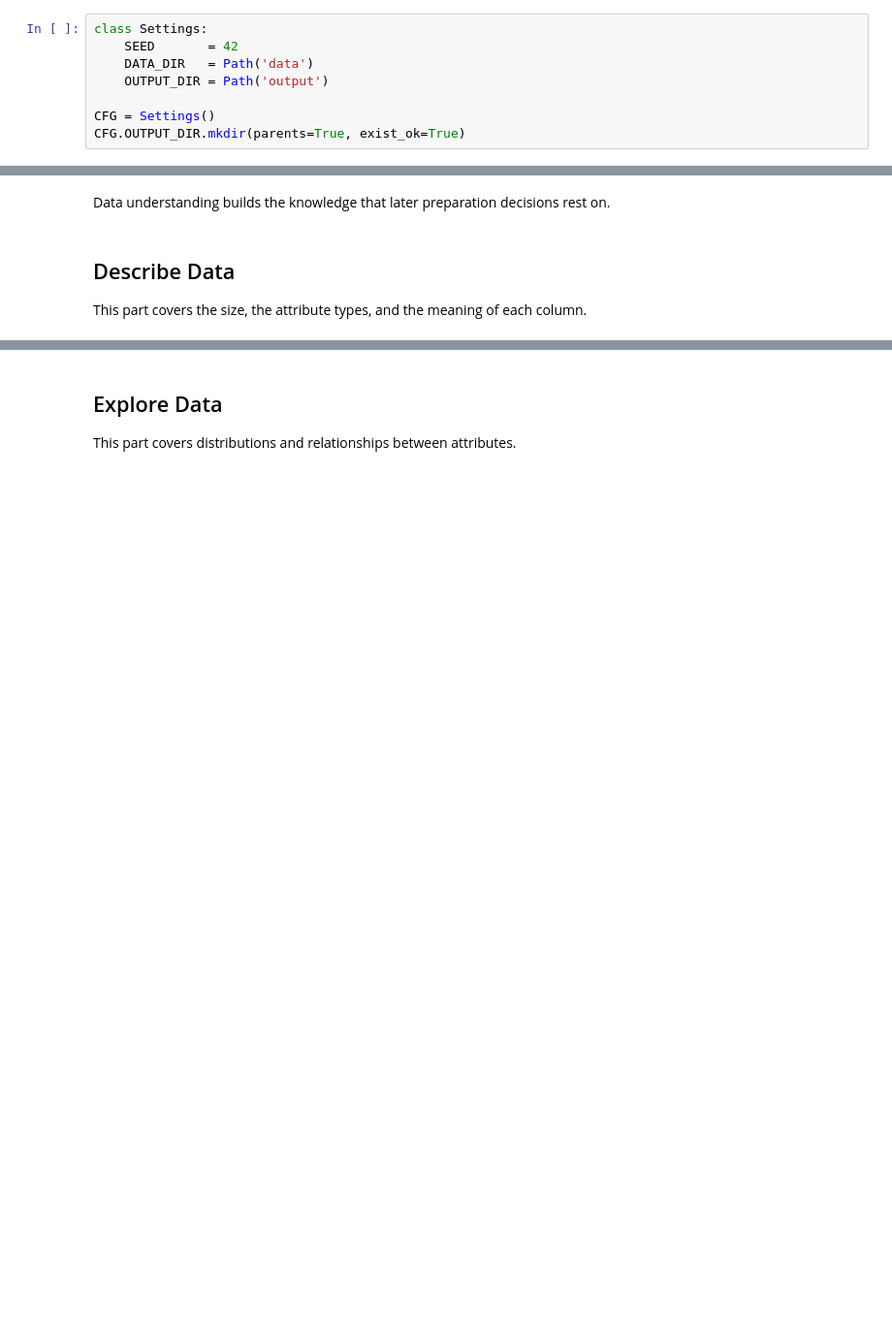
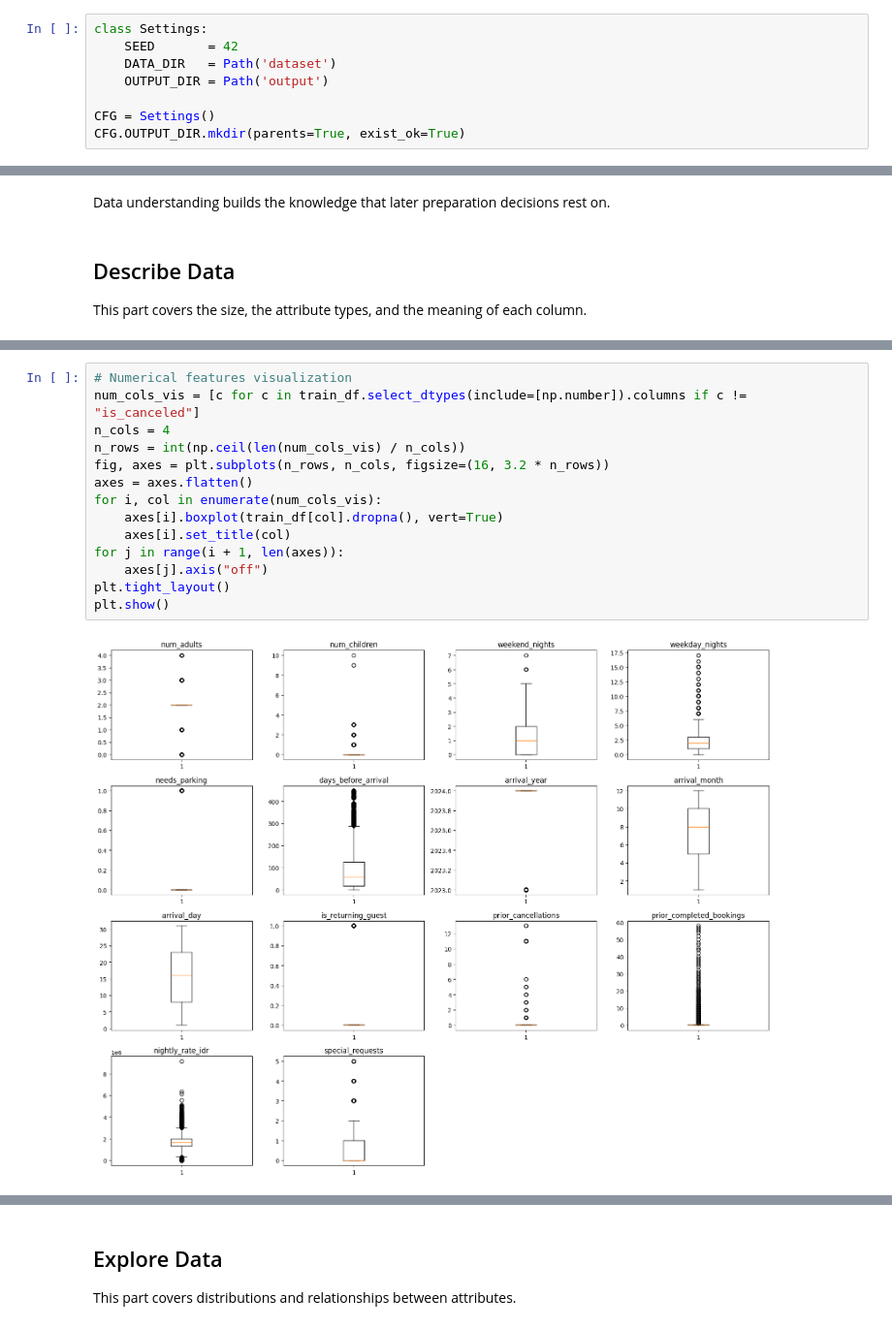
Before and after one commit to TheoMarvel/IF3170_G29_MiMHotels, a Jupyter notebook: output/Notebook_Tugas_Besar_2_IF3170_Inteligensi_Artifisial_2026_2027.ipynb, the cells around one changed output, grey strips where cells are left out. Shown at 97% size. Drawn from its saved outputs; the diff is of its cells as text; blank space fills up the shorter version.

Commit message:
feat: update notebook up to data error handling

```diff
--- a/output/Notebook_Tugas_Besar_2_IF3170_Inteligensi_Artifisial_2026_2027.ipynb
+++ b/output/Notebook_Tugas_Besar_2_IF3170_Inteligensi_Artifisial_2026_2027.ipynb
@@ -90,7 +123,7 @@ Paths and shared constants are kept in this class.
 # %%
 class Settings:
     SEED       = 42
-    DATA_DIR   = Path('data')
+    DATA_DIR   = Path('dataset')
     OUTPUT_DIR = Path('output')
 
 CFG = Settings()
@@ -131,0 +246,16 @@ This part covers the size, the attribute types, and the meaning of each column.
+# %%
+# Numerical features visualization
+num_cols_vis = [c for c in train_df.select_dtypes(include=[np.number]).columns if c != "is_canceled"]
+n_cols = 4
+n_rows = int(np.ceil(len(num_cols_vis) / n_cols))
+fig, axes = plt.subplots(n_rows, n_cols, figsize=(16, 3.2 * n_rows))
+axes = axes.flatten()
+for i, col in enumerate(num_cols_vis):
+    axes[i].boxplot(train_df[col].dropna(), vert=True)
+    axes[i].set_title(col)
+for j in range(i + 1, len(axes)):
+    axes[j].axis("off")
+plt.tight_layout()
+plt.show()
+# %% [output]
+[figure, added]
```
Also changed, not shown: parts of 31 cells of this notebook.
